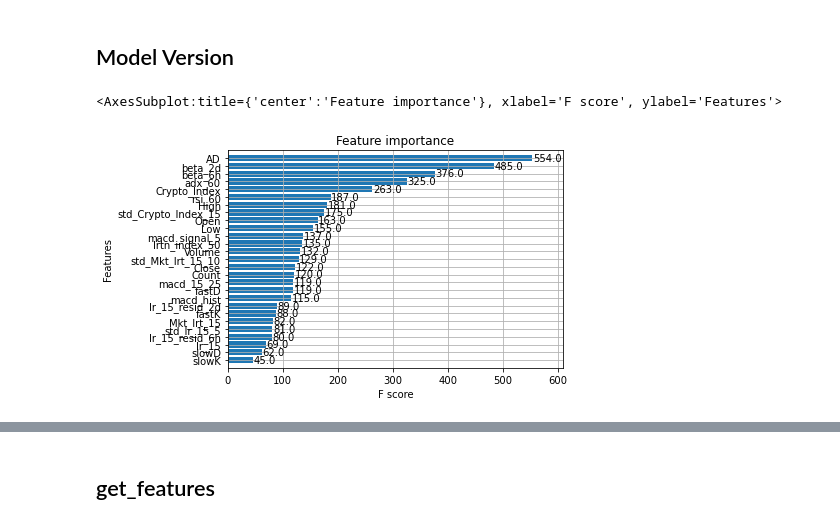
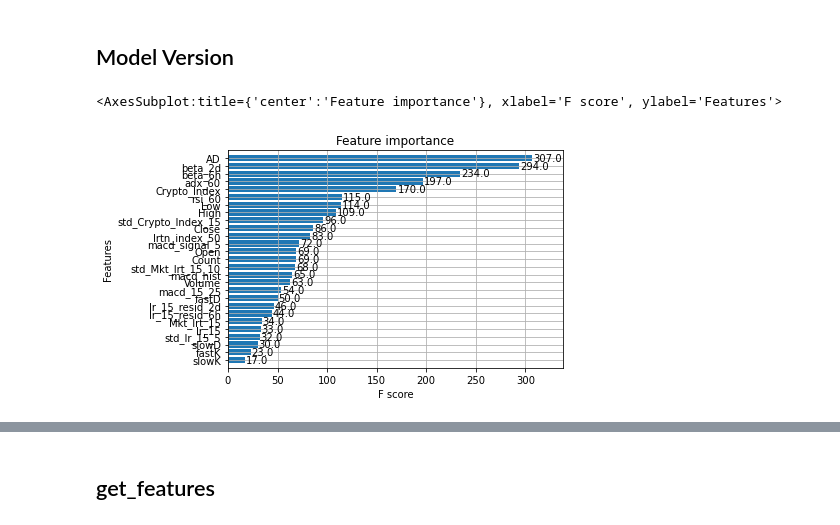
Before and after one commit to 123mitnik/Crypto_Forecasting_kaggle, a Jupyter notebook: crypto-xgb-api.ipynb, the cells around one changed output, grey strips where cells are left out. Saved outputs shown, nothing was run; the diff lists cells and outputs as text; code cells hidden in the pictures.

```diff
--- a/crypto-xgb-api.ipynb
+++ b/crypto-xgb-api.ipynb
@@ -19,25 +19,30 @@ from script.crypto_API import *
 ASSET_DETAILS_CSV = './data/asset_details.csv'
 df_asset_details = pd.read_csv(ASSET_DETAILS_CSV).sort_values("Asset_ID")
 
-version = 41 #36
+version = 40 #36
+retrained = True
+if retrained:
+    MOD_FOLDER = "./trainedXGB/retrained" + f"/model_nof_{version}_sub_sub"
+else:
+    MOD_FOLDER = "./trainedXGB" + f"/model_nof_{version}"
 # %%
 from os.path import exists
-def model_reload_train(param_version):
+def model_reload_train():
     models = {}
     for asset_id, asset_name in zip(df_asset_details['Asset_ID'], df_asset_details['Asset_Name']):
         #model_file = f"./trainedXGB/model_nof_{param_version}/model_{asset_id}.json"
-        model_file = f"./trainedXGB/retrained/model_nof_{param_version}_sub_sub/model_{asset_id}.json"
+        model_file = MOD_FOLDER + f"/model_{asset_id}.json"
         if exists(model_file):
             model = xgb.Booster()
             model.load_model(model_file)
             models[asset_id] = model
     return models
 
-models = model_reload_train(param_version=version)
+models = model_reload_train()
 xgb.plot_importance(models[1],height=0.8)
 # %% [output]
 <AxesSubplot:title={'center':'Feature importance'}, xlabel='F score', ylabel='Features'>
-[figure, old version]
+[figure, new version]
 # %%
 models[0].feature_names
 # %% [output]
```
Also changed, not shown: parts of 6 cells of this notebook, 2 other files.
